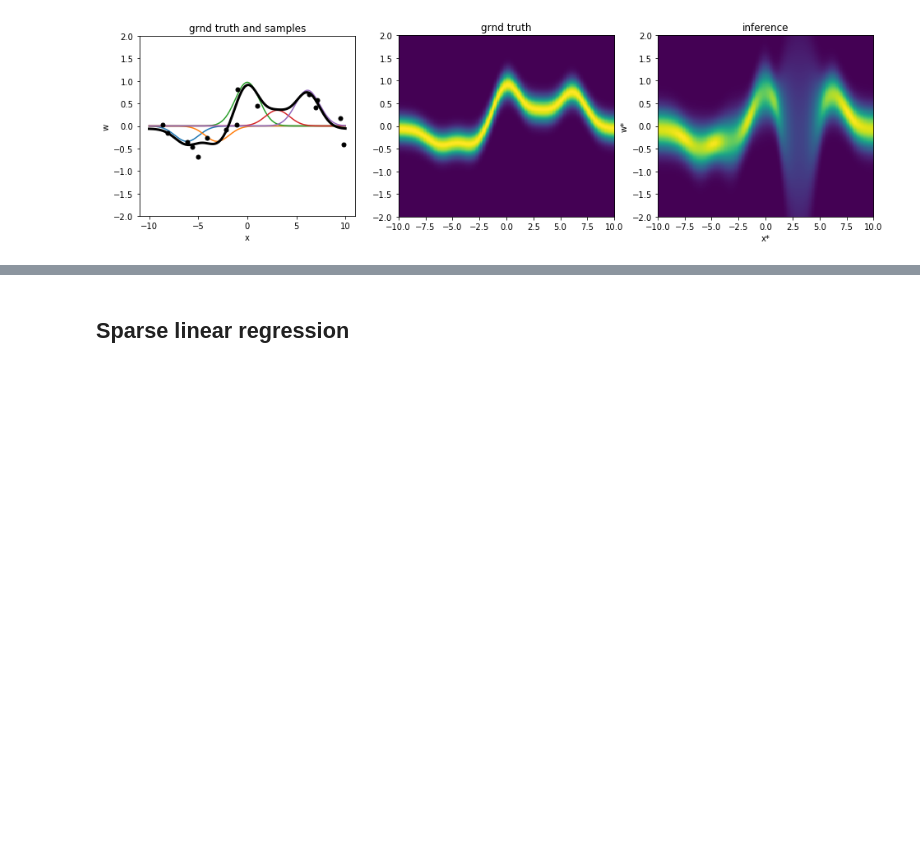
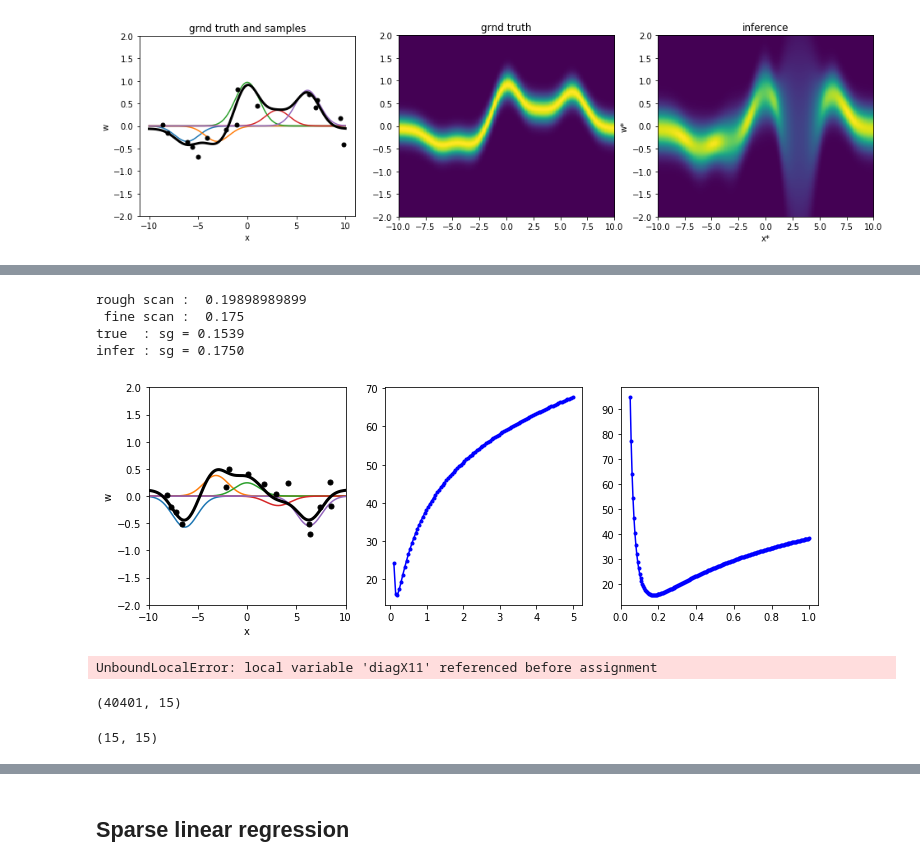
Before and after one commit to kiyomizuhi/machine_learning_scratch_Prince_computer_vision, a Jupyter notebook: scratch/Regression.ipynb, the cells around one changed output, grey strips where cells are left out. Saved outputs shown, nothing was run; the diff lists cells and outputs as text; code cells hidden in the pictures; blank space fills up the shorter version.

Commit message:
Kernel gaussian process

```diff
--- a/scratch/Regression.ipynb
+++ b/scratch/Regression.ipynb
@@ -873,0 +1172,54 @@ ax3.set_aspect(4.2)
+# %%
+ns = 15
+sgp = 50
+ng = 5
+nx = 201
+alp = 1
+
+x_range = np.array([-10., 10.])
+x = np.linspace(-10, 10, nx)
+span = x_range[1] - x_range[0]
+intvl = span / (ng + 1)
+
+lmd, wgt, sg = generate_nice_params(ng, intvl)
+bases, bases_smp, grdtr, cntrs, xs, smp = generate_samples(ng, nx, ns, wgt, lmd, sg, x)
+xs1 = np.vstack((np.ones(ns), xs))
+
+plt.rcParams['figure.figsize'] = (12.0, 4.0)
+plt.subplot(1,3,1)
+plot_samples(x, wgt, bases, grdtr, xs, smp)
+plt.xlim(x_range)
+plt.ylim([-2., 2.])
+plt.xlabel("x")
+plt.ylabel("w")
+
+s1 = 0.1
+s2 = 5.0
+sg_candid = np.linspace(s1, s2, 100)
+sg_eval = evaluate_alp(bases_smp, smp, sgp, sg_candid)
+plt.subplot(1,3,2)
+plt.plot(sg_candid, sg_eval, 'b.-')
+
+idx = np.where(sg_eval == sg_eval.min())[0][0]
+sg_inf = sg_candid[idx]
+print('rough scan : ', sg_inf)
+
+s1 = 0.05
+s2 = 1.0
+plt.subplot(1,3,3)
+sg_candid = np.linspace(s1, s2, 191)
+sg_eval = evaluate_alp(bases_smp, smp, sgp, sg_candid)
+plt.plot(sg_candid, sg_eval, 'b.-')
+
+idx = np.where(sg_eval == sg_eval.min())[0][0]
+sg_inf = sg_candid[idx]
+print(' fine scan : ', sg_inf)
+
+print("true  : sg = {0:1.4f} \ninfer : sg = {1:1.4f}".format(sg, sg_inf))
+sge = sg_inf
+# %% [output]
+rough scan :  0.19898989899
+ fine scan :  0.175
+true  : sg = 0.1539
+infer : sg = 0.1750
+[figure, added]
@@ -873,0 +1266,15 @@ ax3.set_aspect(4.2)
+# %%
+K_xs_xs = kernel_rbf(xss1, xss1, alp)
+K_xs_xs.shape
+# %% [output]
+UnboundLocalError: local variable 'diagX11' referenced before assignment
+# %%
+K_xs_x = kernel_rbf(xss1, xs1, alp)
+K_xs_x.shape
+# %% [output]
+(40401, 15)
+# %%
+K_x_x = kernel_rbf(xs1, xs1, alp)
+K_x_x.shape
+# %% [output]
+(15, 15)
```
Also changed, not shown: parts of 22 cells of this notebook.
